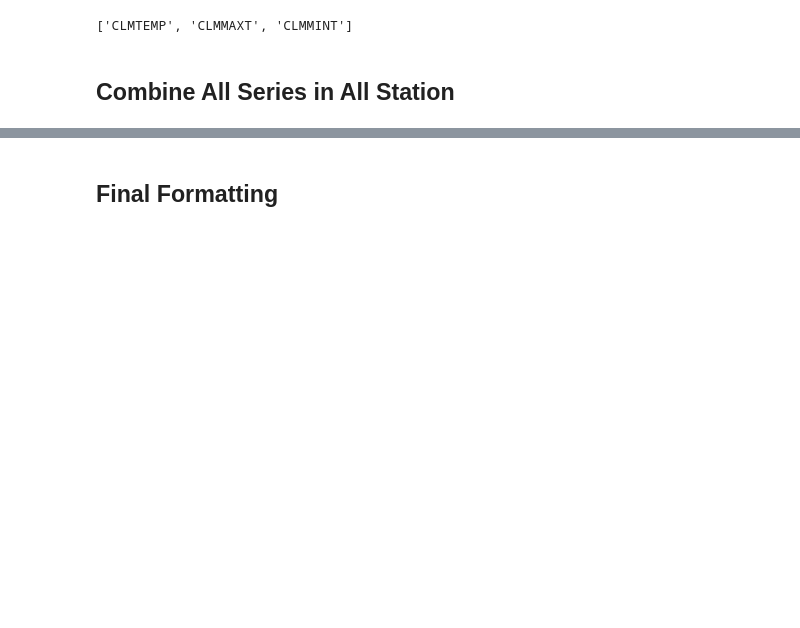
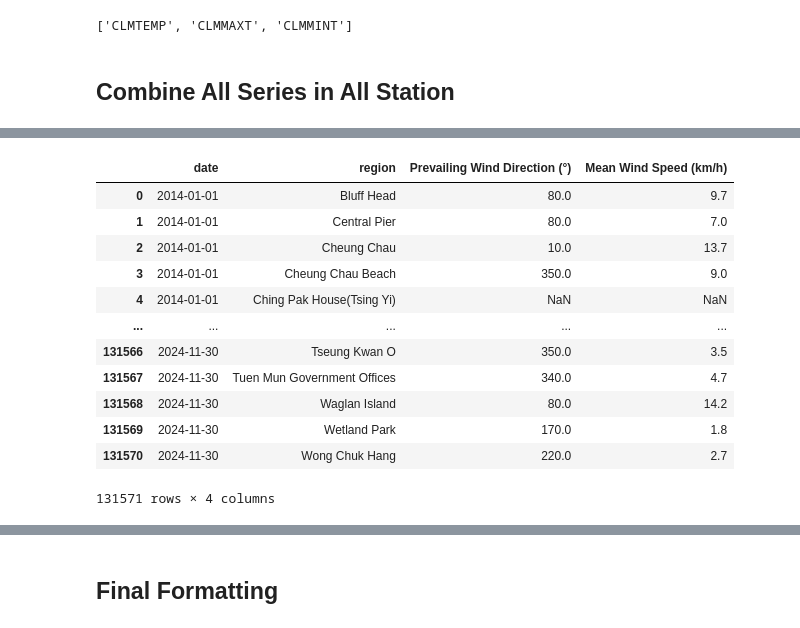
Before and after one commit to buthontingtimothy/Visualization_Mini_Project, a Jupyter notebook: Web_scraping.ipynb, the cells around one changed output, grey strips where cells are left out. Cells and saved outputs as stored; diff of their text form; code cells hidden in the pictures; blank space fills up the shorter version.

```diff
--- a/Web_scraping.ipynb
+++ b/Web_scraping.ipynb
@@ -362,3 +138,7 @@ station_all = [data_link.split("/")[6] for data_link in data_link_list] + statio
+# %%
+station_data = get_station_list(data_id_list)
+# %%
+station_all = station_data + station_temperature + station_wind + staion_other
 # %%
 station_unique_sort = unique_sort(station_all)
 # %%
@@ -393,0 +168,2 @@ data_series_unique_sort_excl_temp
+# %%
+wind_series = unique_sort(get_data_series_list(wind_id_list))
@@ -437,0 +206,16 @@ data_all = pd.merge(data_excl_temp, data_temp, on=col_merge)
+# %%
+df_wind
+# %% [output]
+|  | date | region | Prevailing Wind Direction (°) | Mean Wind Speed (km/h) |
+| 0 | 2014-01-01 | Bluff Head | 80.0 | 9.7 |
+| 1 | 2014-01-01 | Central Pier | 80.0 | 7.0 |
+| 2 | 2014-01-01 | Cheung Chau | 10.0 | 13.7 |
+| 3 | 2014-01-01 | Cheung Chau Beach | 350.0 | 9.0 |
+| 4 | 2014-01-01 | Ching Pak House(Tsing Yi) | NaN | NaN |
+| ... | ... | ... | ... | ... |
+| 131566 | 2024-11-30 | Tseung Kwan O | 350.0 | 3.5 |
+| 131567 | 2024-11-30 | Tuen Mun Government Offices | 340.0 | 4.7 |
+| 131568 | 2024-11-30 | Waglan Island | 80.0 | 14.2 |
+| 131569 | 2024-11-30 | Wetland Park | 170.0 | 1.8 |
+| 131570 | 2024-11-30 | Wong Chuk Hang | 220.0 | 2.7 |
+131571 rows × 4 columns
```
Also changed, not shown: parts of 59 cells of this notebook.
